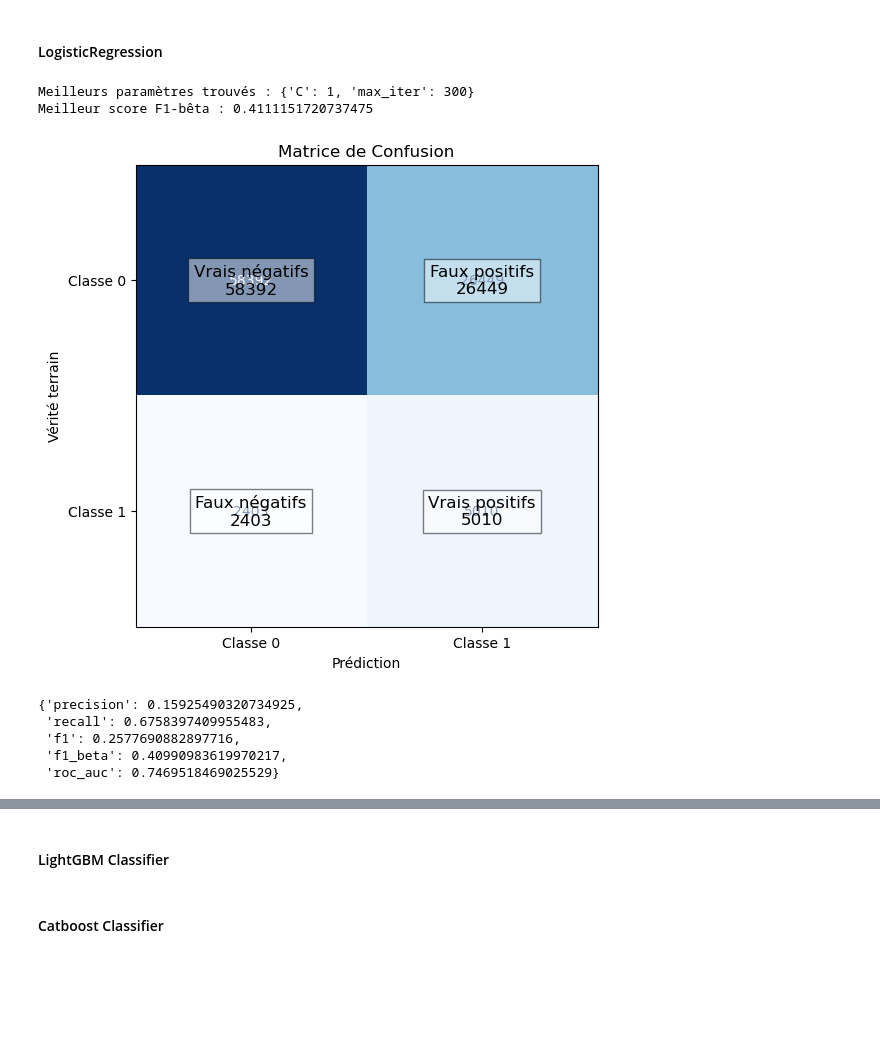
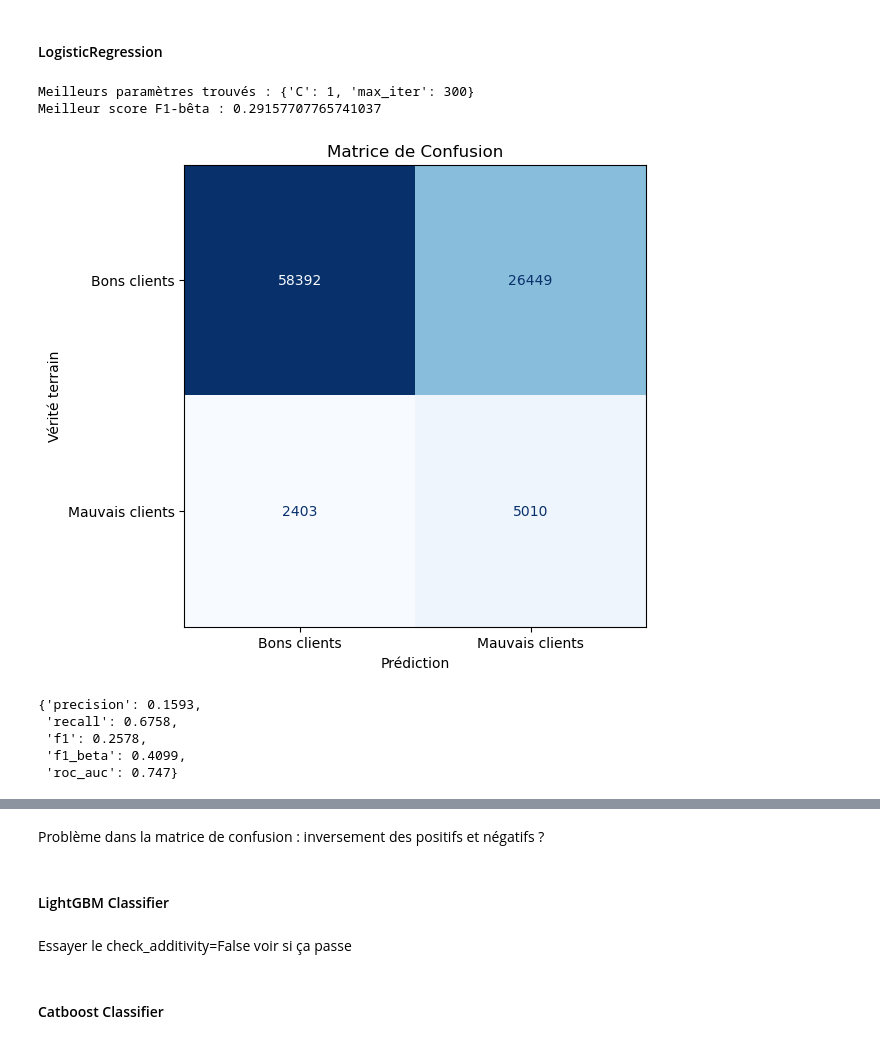
Before and after one commit to corentinlfi/Projet7, a Jupyter notebook: Scoring et classification.ipynb, the cells around one changed output, grey strips where cells are left out. Saved outputs shown, nothing was run; the diff lists cells and outputs as text; code cells hidden in the pictures; blank space fills up the shorter version.

```diff
--- a/Scoring et classification.ipynb
+++ b/Scoring et classification.ipynb
@@ -98,18 +100,20 @@ from sklearn.model_selection import GridSearchCV, StratifiedKFold
 from sklearn.metrics import make_scorer, fbeta_score
 
 # Mise en place de fbeta avec beta=2 comme fonction coût métier
-def fbeta_score_beta2(y_true, y_pred):
-    return fbeta_score(y_true, y_pred, beta=2)
+def fbeta_score_beta2(y_true, y_pred, beta):
+    return fbeta_score(y_true, y_pred, beta=beta)
+
+# Pourquoi fonction fbeta_score sous forme de fonction ? utile ou pas ? comment changer le beta facilement (ds arg de fonction dessous ?)
 
 # Modèle
-def entrainementModeleAvecCV(modele, arguments_modele, param_grid):
+def entrainementModeleAvecCV(modele, arguments_modele, param_grid, beta):
     modele = modele(**arguments_modele) # argument class_weight pour gérer déséquilibre des données
 
     """CROSS VALIDATION"""
 
     cv = StratifiedKFold(n_splits=5, shuffle=True, random_state=42)
 
-    scorer = make_scorer(fbeta_score_beta2)
+    scorer = make_scorer(fbeta_score_beta2, beta=beta)
 
     grid_search = GridSearchCV(estimator=modele,
                                param_grid=param_grid,
@@ -158,21 +162,9 @@ def affichageResultatsModele(model_dict):
     tn, fp, fn, tp = cm.ravel()
 
     # Création de la matrice de confusion avec les labels
-    disp = ConfusionMatrixDisplay(confusion_matrix=cm, display_labels=['Classe 0', 'Classe 1'])
+    disp = ConfusionMatrixDisplay(confusion_matrix=cm, display_labels=['Bons clients', 'Mauvais clients'])
     fig, ax = plt.subplots(figsize=(8, 6))
     disp.plot(ax=ax, cmap='Blues', colorbar=False, values_format='')
-
-    # Annotations pour chaque type de prédiction
-    cell_texts = {
-        (0, 0): f'Vrais négatifs\n{tn}',  # Vrai Négatif
-        (0, 1): f'Faux positifs\n{fp}',  # Faux Positif
-        (1, 0): f'Faux négatifs\n{fn}',  # Faux Négatif
-        (1, 1): f'Vrais positifs\n{tp}'   # Vrai Positif
-    }
-
-    for (i, j), text in cell_texts.items():
-        # Placer le texte au centre de chaque cellule, légèrement en bas
-        ax.text(j, i, text, ha='center', va='center', color='black', fontsize=12, bbox=dict(facecolor='white', alpha=0.5))
 
     plt.xlabel('Prédiction')
     plt.ylabel('Vérité terrain')
@@ -180,11 +172,11 @@ def affichageResultatsModele(model_dict):
     plt.show()
 
     """METRIQUES"""
-    precision = precision_score(y_test, model_pred)
-    recall = recall_score(y_test, model_pred)
-    f1 = f1_score(y_test, model_pred)
-    roc_auc = roc_auc_score(y_test, model_pred_proba)
-    f1_beta = fbeta_score(y_test, model_pred, beta = 2)
+    precision = round(precision_score(y_test, model_pred), 4)
+    recall = round(recall_score(y_test, model_pred), 4)
+    f1 = round(f1_score(y_test, model_pred), 4)
+    roc_auc = round(roc_auc_score(y_test, model_pred_proba), 4)
+    f1_beta = round(fbeta_score(y_test, model_pred, beta = 2), 4)
 
     metrics = {"precision":precision, "recall":recall, "f1":f1, "f1_beta":f1_beta, "roc_auc":roc_auc}
     display(metrics)
@@ -216,27 +210,29 @@ def featureImportanceLocale(model_dict, individu):
 # %%
 from sklearn.linear_model import LogisticRegression
 
 arguments_modele={"class_weight":"balanced"}
 
 param_grid = {
     "C": [0.1, 1, 10],
     "max_iter": [100, 200, 300]
 }
 
-LogisticRegression_entraine = entrainementModeleAvecCV(LogisticRegression, arguments_modele, param_grid)
+LogisticRegression_entraine = entrainementModeleAvecCV(LogisticRegression, arguments_modele, param_grid, 1.2)
 affichageResultatsModele(LogisticRegression_entraine)
 featureImportanceLocale(LogisticRegression_entraine, 0)
 # %% [output]
 Meilleurs paramètres trouvés : {'C': 1, 'max_iter': 300}
-Meilleur score F1-bêta : 0.4111151720737475
+Meilleur score F1-bêta : 0.29157707765741037
-[figure, old version]
+[figure, new version]
-{'precision': 0.15925490320734925,
- 'recall': 0.6758397409955483,
- 'f1': 0.2577690882897716,
- 'f1_beta': 0.40990983619970217,
- 'roc_auc': 0.7469518469025529}
+{'precision': 0.1593,
+ 'recall': 0.6758,
+ 'f1': 0.2578,
+ 'f1_beta': 0.4099,
+ 'roc_auc': 0.747}
 [figure]
 [interactive output not drawn]
+# %% [markdown]
+Problème dans la matrice de confusion : inversement des positifs et négatifs ?
 # %% [markdown]
 #### LightGBM Classifier
 # %%
@@ -254,5 +250,7 @@ LGBMClassifier_entraine = entrainementModeleAvecCV(lgb.LGBMClassifier, arguments
 affichageResultatsModele(LGBMClassifier_entraine)
 featureImportanceLocale(LGBMClassifier_entraine, 0)
+# %% [markdown]
+Essayer le check_additivity=False voir si ça passe
 # %% [markdown]
 #### Catboost Classifier
 # %%
```
Also changed, not shown: parts of 5 cells of this notebook, 12 other files.
